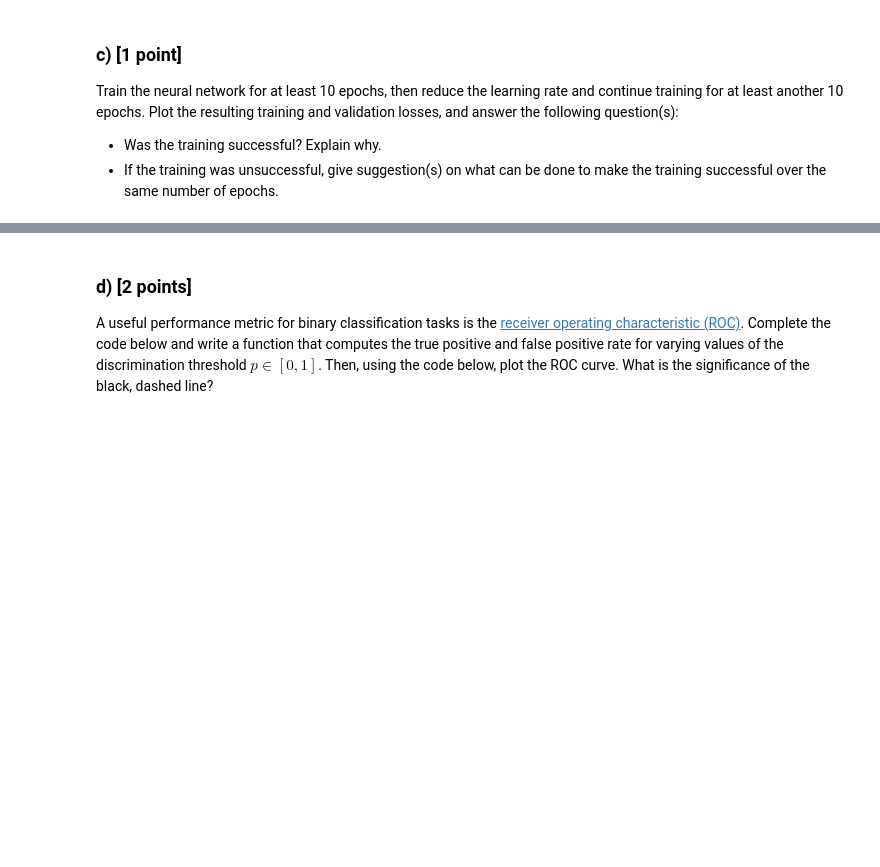
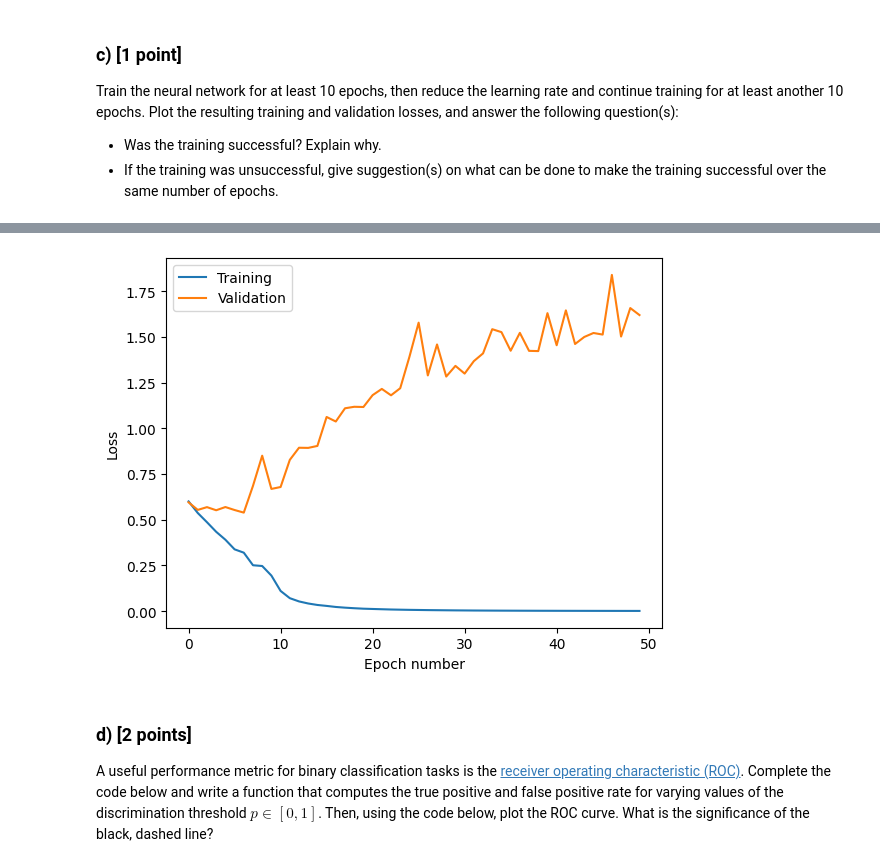
Before and after one commit to 1337Elm/TDA233, a Jupyter notebook: HW3_2024.ipynb, the cells around one changed output, grey strips where cells are left out. Drawn from its saved outputs; the diff is of its cells as text; code cells hidden in the pictures; blank space fills up the shorter version.

```diff
--- a/HW3_2024.ipynb
+++ b/HW3_2024.ipynb
@@ -617,0 +620,31 @@ fc_model = ...
+# %%
+import matplotlib.pyplot as plt
+
+input = 3*128*128
+width = 256
+
+fc_model = FullyConnected(input, width)
+optimizer = GradientDescent(fc_model.parameters(),learning_rate= 0.1)
+n_epochs = 50
+
+train = np.zeros((n_epochs,1))
+validation = np.zeros((n_epochs,1))
+
+for epoch in range(n_epochs):
+    lossTrain,lossVal = train_epoch(training_loader_catsndogs,validation_loader_catsndogs,fc_model,loss,optimizer,device)
+
+    if epoch == 9:
+        optimizer = GradientDescent(fc_model.parameters(),learning_rate=0.01)
+
+    train[epoch] = lossTrain
+    validation[epoch] = lossVal
+    print(f"Epoch: {epoch} loss: {train[epoch]}")
+
+
+plt.plot(train,label = "Training")
+plt.plot(validation,label="Validation")
+plt.legend()
+plt.xlabel("Epoch number")
+plt.ylabel("Loss")
+plt.show()
+# %% [output]
@@ -618,3 +668,4 @@ fc_model = ...
+[figure, added]
 # %% [markdown]
 ### d) [2 points]
 
```
Also changed, not shown: parts of 17 cells of this notebook.
